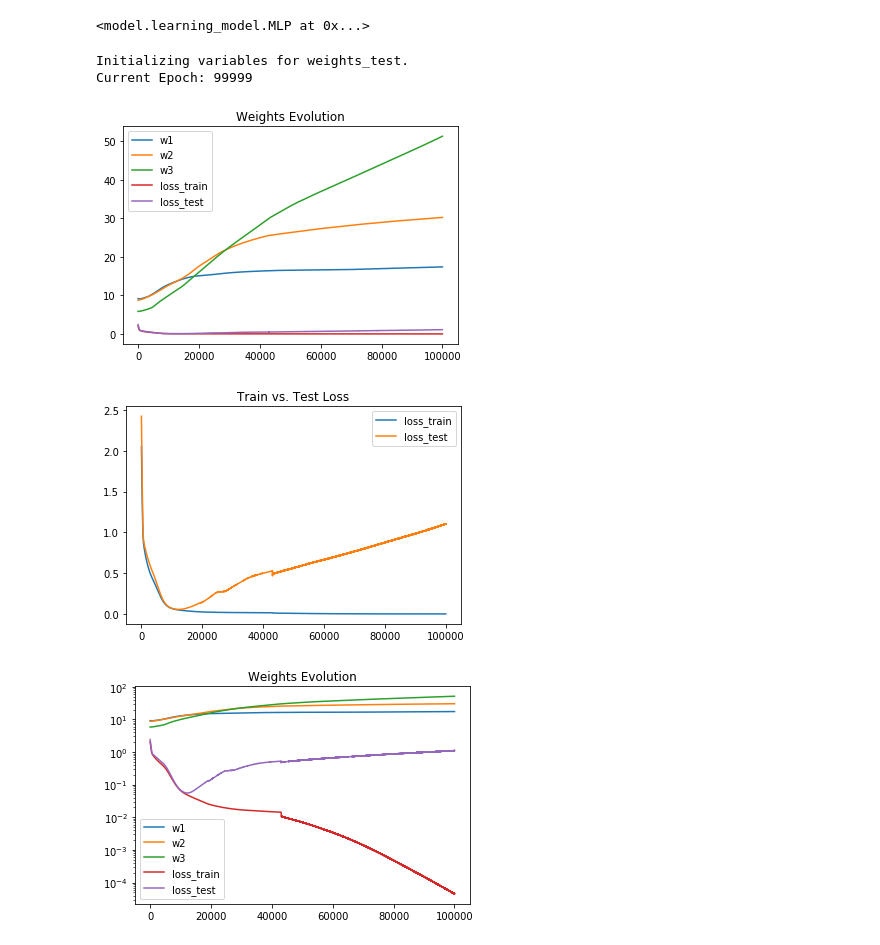
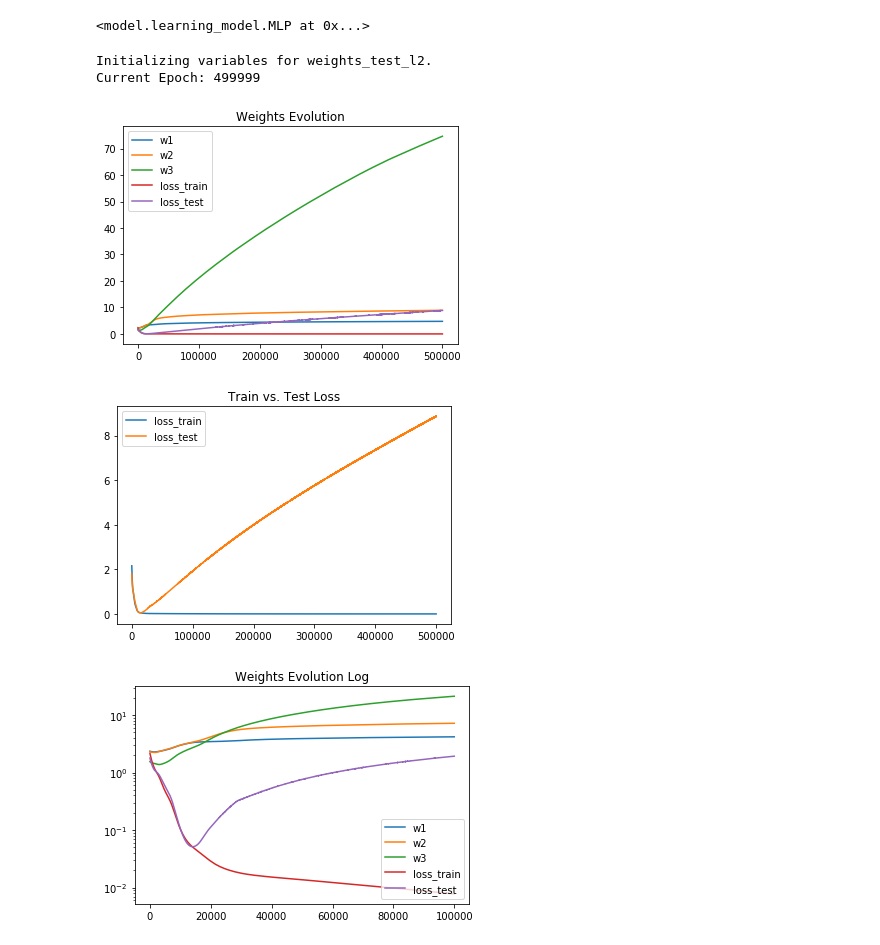
Before and after one commit to geelon/nn_viz, a Jupyter notebook: visualize.ipynb, the cells around one changed output. Saved outputs shown, nothing was run; the diff lists cells and outputs as text; code cells hidden in the pictures.

```diff
--- a/visualize.ipynb
+++ b/visualize.ipynb
@@ -52,7 +52,7 @@ plt.title('Loss curves for bin')
 plt.savefig('loss_curve_bin.png',dpi=200)
 plt.show()
 # %%
-iris.load_model("weights_test", hidden_dims=[6,4])
+iris.load_model("weights_test_l2", hidden_dims=[6,4])
 # %% [output]
 <model.learning_model.MLP at 0x...>
 # %%
@@ -68,40 +68,40 @@ plt.savefig('binary_3.png',dpi=600)
 plt.show()
 # %%
 with model.Session(iris) as sess:
-    sess.set_current_model("weights_test")
-    loss_curve, loss_curve_v, weights_curve, biases_curve = sess.all_stats(epochs=100000, validate=True, verbose=True)
+    sess.set_current_model("weights_test_l2")
+    loss_curve, loss_curve_v, weights_curve, biases_curve = sess.all_stats(epochs=500000, validate=True, verbose=True)
 # %% [output]
-Initializing variables for weights_test.
-Current Epoch: 99999
+Initializing variables for weights_test_l2.
+Current Epoch: 499999
 # %%
 plt.plot(weights_curve)
 plt.plot(loss_curve)
 plt.plot(loss_curve_v)
 plt.legend(['w1','w2','w3','loss_train','loss_test'])
 plt.title('Weights Evolution')
-plt.savefig('weights_evolution_original_data.png',dpi=600)
+plt.savefig('weights_evolution.png',dpi=600)
 plt.show()
 # %% [output]
-[figure, old version]
+[figure, new version]
 # %%
 plt.plot(loss_curve)
 plt.plot(loss_curve_v)
 plt.legend(['loss_train','loss_test'])
 plt.title('Train vs. Test Loss')
-plt.savefig('loss_original_data.png',dpi=600)
+plt.savefig('loss.png',dpi=600)
 plt.show()
 # %% [output]
-[figure, old version]
+[figure, new version]
 # %%
 MIN = 0
 MAX = 100000
 plt.plot(weights_curve[MIN:MAX])
 plt.plot(loss_curve[MIN:MAX])
 plt.plot(loss_curve_v[MIN:MAX])
 plt.yscale('log')
 plt.legend(['w1','w2','w3','loss_train','loss_test'])
-plt.title('Weights Evolution')
-plt.savefig('weights_evolution_zoom_original_data.png',dpi=600)
+plt.title('Weights Evolution Log')
+plt.savefig('weights_evolution_zoom.png',dpi=600)
 plt.show()
 # %% [output]
-[figure, old version]
+[figure, new version]
```
Also changed, not shown: 6 other files.
